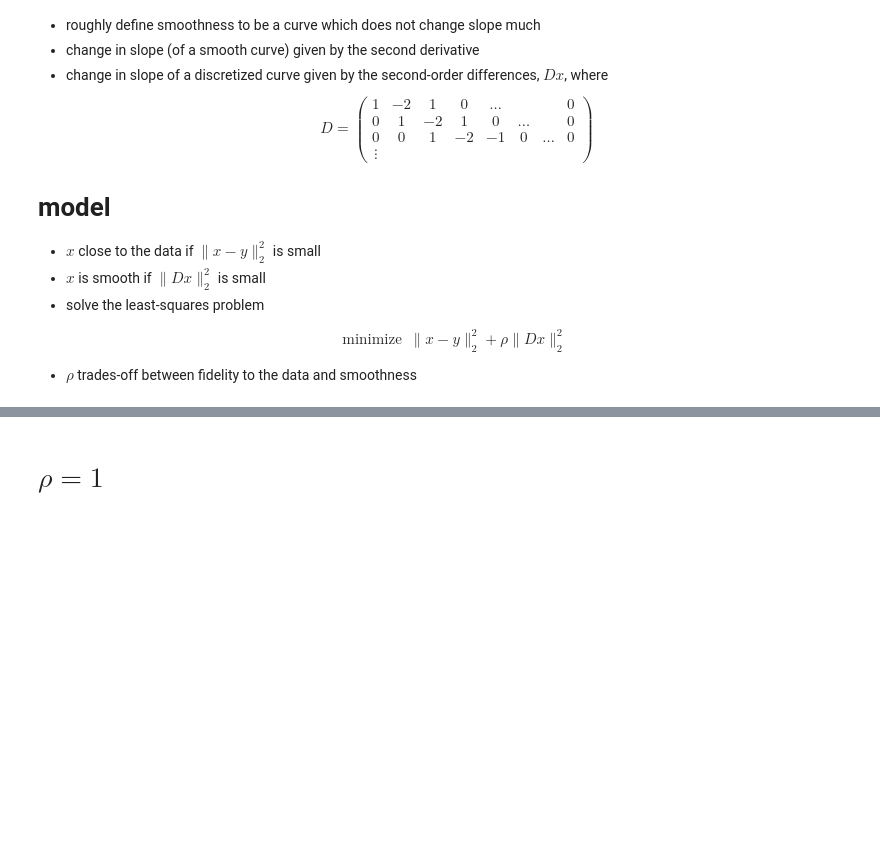
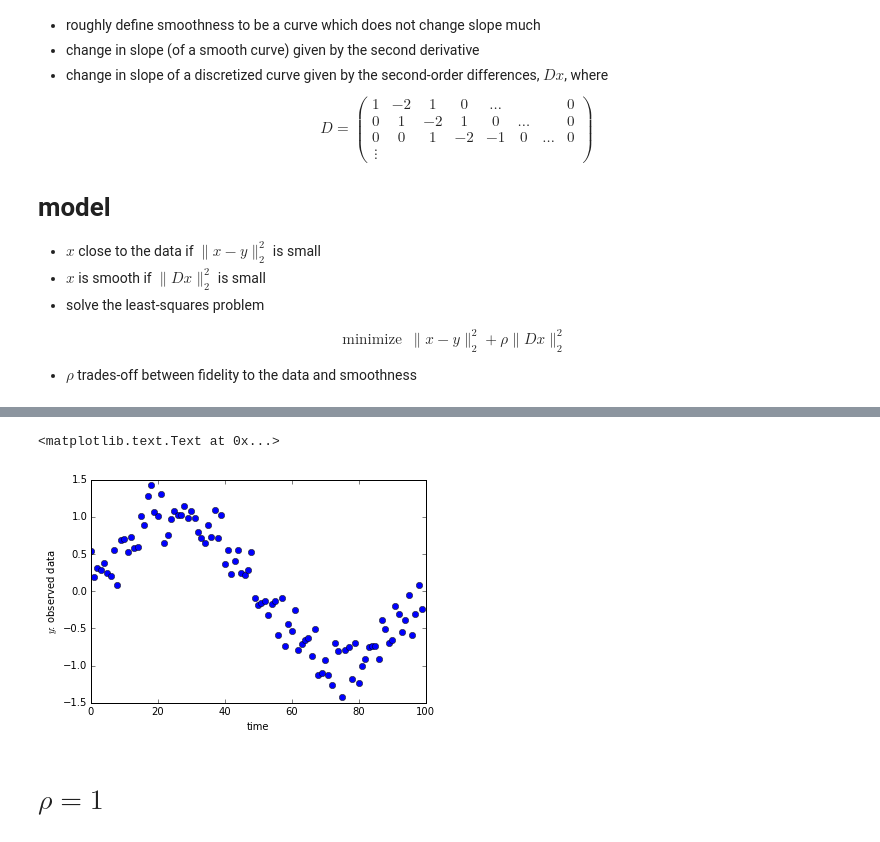
Before and after one commit to icme/cme252-optimization, a Jupyter notebook: lectures/intro/smooth.ipynb, the cells around one changed output, grey strips where cells are left out. Cells and saved outputs as stored; diff of their text form; code cells hidden in the pictures; blank space fills up the shorter version.

Commit message:
remove latex in plots from smoothing notebook

```diff
--- a/lectures/intro/smooth.ipynb
+++ b/lectures/intro/smooth.ipynb
@@ -8,12 +7,3 @@ import cvxpy as cvx
-# %%
-# plot properties
-# use to create figures for tex
-plt.rc('text', usetex=True)
-plt.rc('font', family='serif')
-font = {'family' : 'normal',
-        'weight' : 'normal',
-        'size'   : 16}
-plt.rc('font', **font)
 # %%
 def diff(n, k=1):
     """ Construct kth order difference matrix with shape (n-k, n)
@@ -67,5 +57,4 @@ plt.figure()
 plt.plot(y,'o')
 plt.xlabel('time')
 plt.ylabel('$y$: observed data')
-plt.gcf().subplots_adjust(bottom=0.15)
 # %% [output]
@@ -73,3 +61,5 @@ plt.gcf().subplots_adjust(bottom=0.15)
+<matplotlib.text.Text at 0x...>
+[figure, added]
 # %% [markdown]
 # $\rho = 1$
 # %%
```
Also changed, not shown: parts of 5 cells of this notebook.
